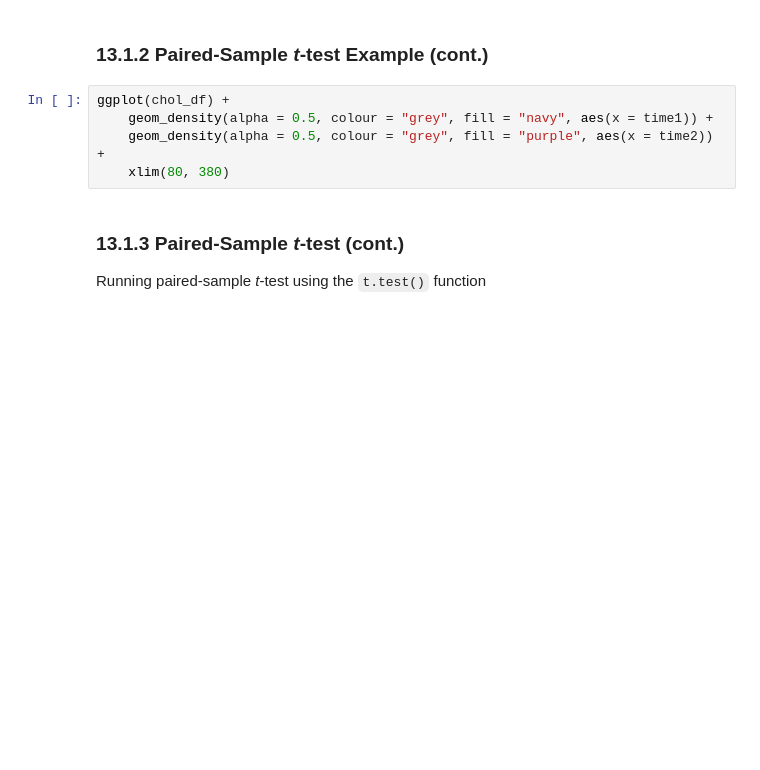
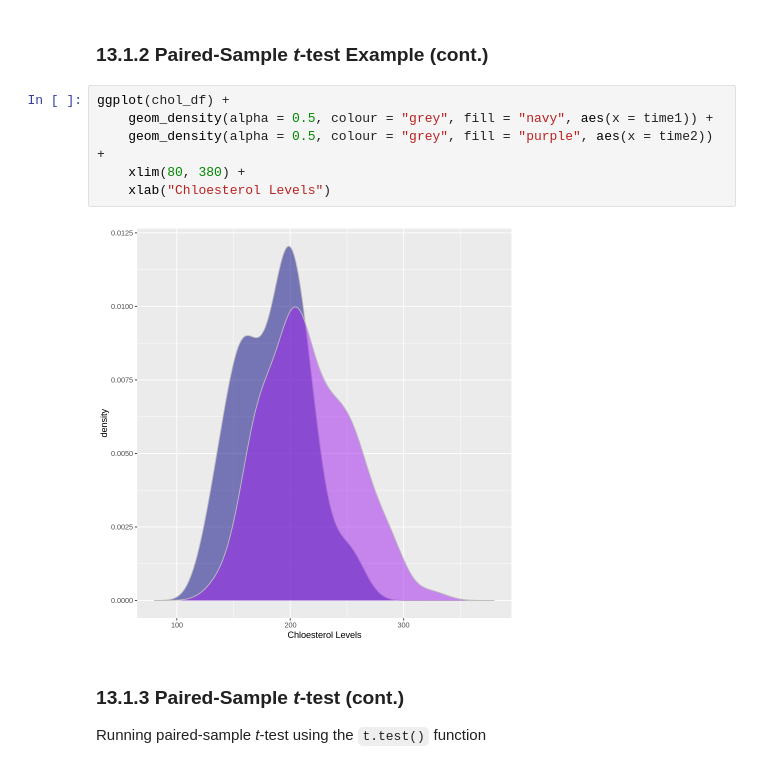
Before and after one commit to eldu/mpa-2065-slides, a Jupyter notebook: 08_review_basic_hypothesis_testing.ipynb, the cells around one changed output. Saved outputs shown, nothing was run; the diff lists cells and outputs as text; blank space fills up the shorter version.

```diff
--- a/08_review_basic_hypothesis_testing.ipynb
+++ b/08_review_basic_hypothesis_testing.ipynb
@@ -581,8 +699,11 @@ head(chol_df)
 # %%
 ggplot(chol_df) +
     geom_density(alpha = 0.5, colour = "grey", fill = "navy", aes(x = time1)) +
     geom_density(alpha = 0.5, colour = "grey", fill = "purple", aes(x = time2)) +
-    xlim(80, 380)
+    xlim(80, 380) +
+    xlab("Chloesterol Levels")
+# %% [output]
+[figure, added]
 # %% [markdown]
 ### 13.1.3 Paired-Sample _t_-test (cont.)
 
```
Also changed, not shown: parts of 22 cells of this notebook, 10 other files.
